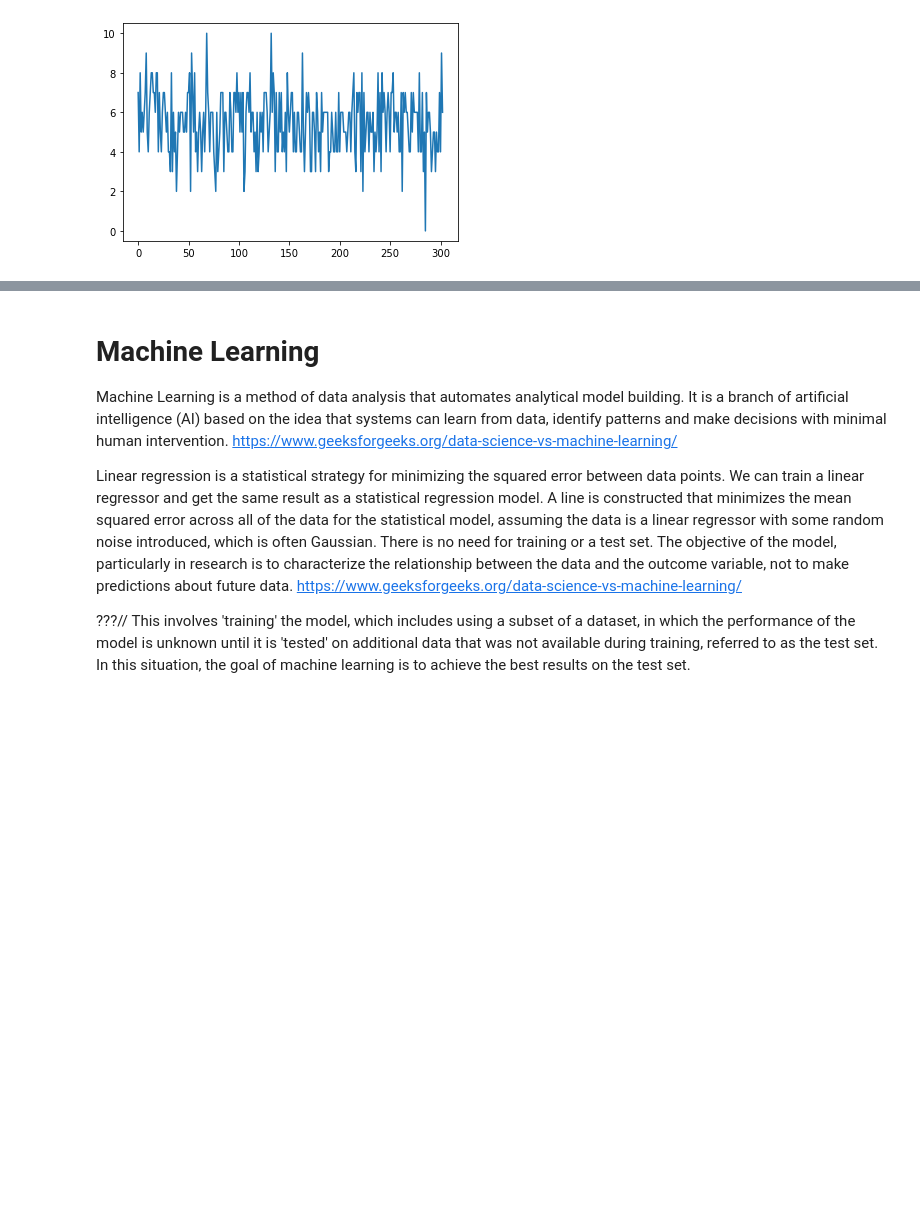
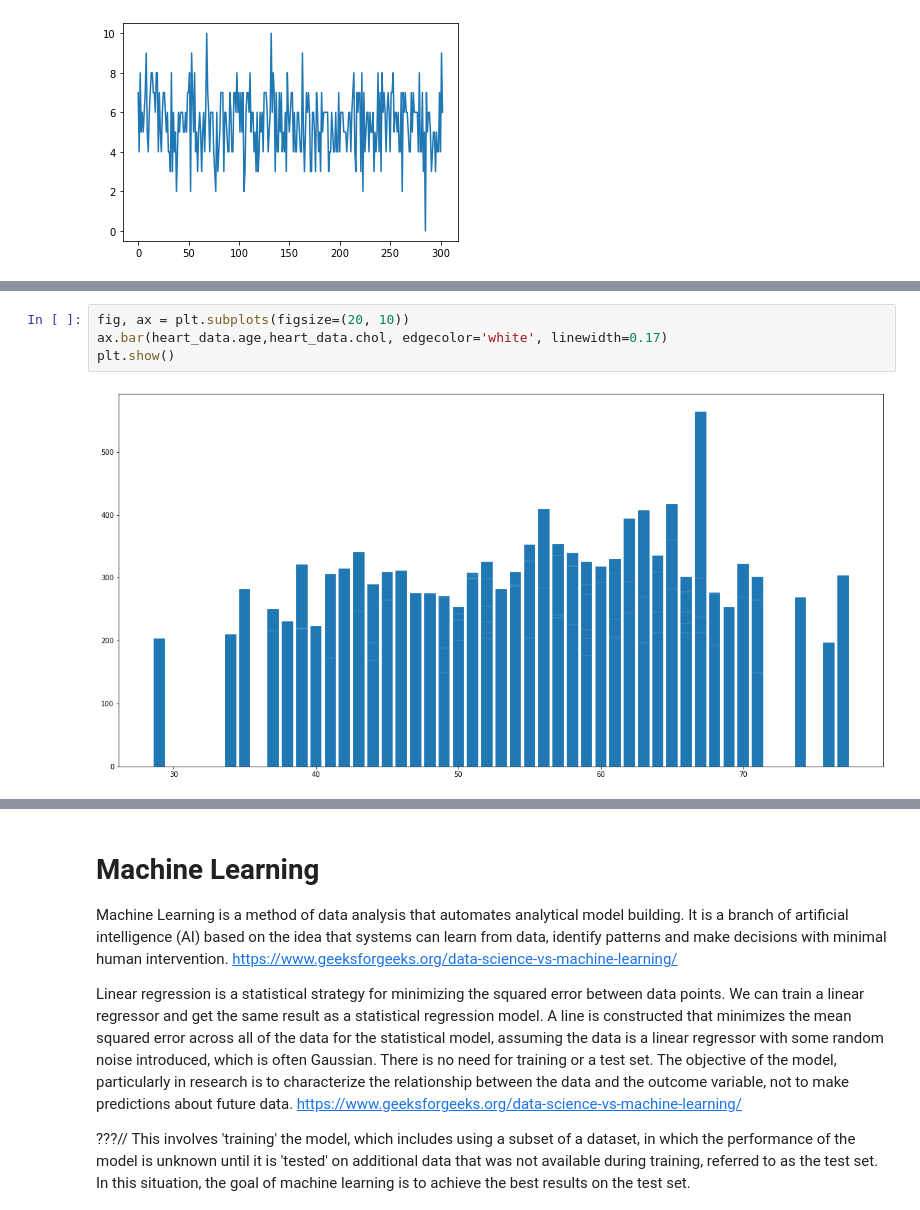
Before and after one commit to Trishmcc/Synthesised_Dataset, a Jupyter notebook: Synthesised_Dataset.ipynb, the cells around one changed output, grey strips where cells are left out. Saved outputs shown, nothing was run; the diff lists cells and outputs as text; blank space fills up the shorter version.

```diff
--- a/Synthesised_Dataset.ipynb
+++ b/Synthesised_Dataset.ipynb
@@ -420,0 +434,6 @@ plt.show()
+# %%
+fig, ax = plt.subplots(figsize=(20, 10))
+ax.bar(heart_data.age,heart_data.chol, edgecolor='white', linewidth=0.17)
+plt.show()
+# %% [output]
+[figure, added]
```
Also changed, not shown: parts of 21 cells of this notebook.
